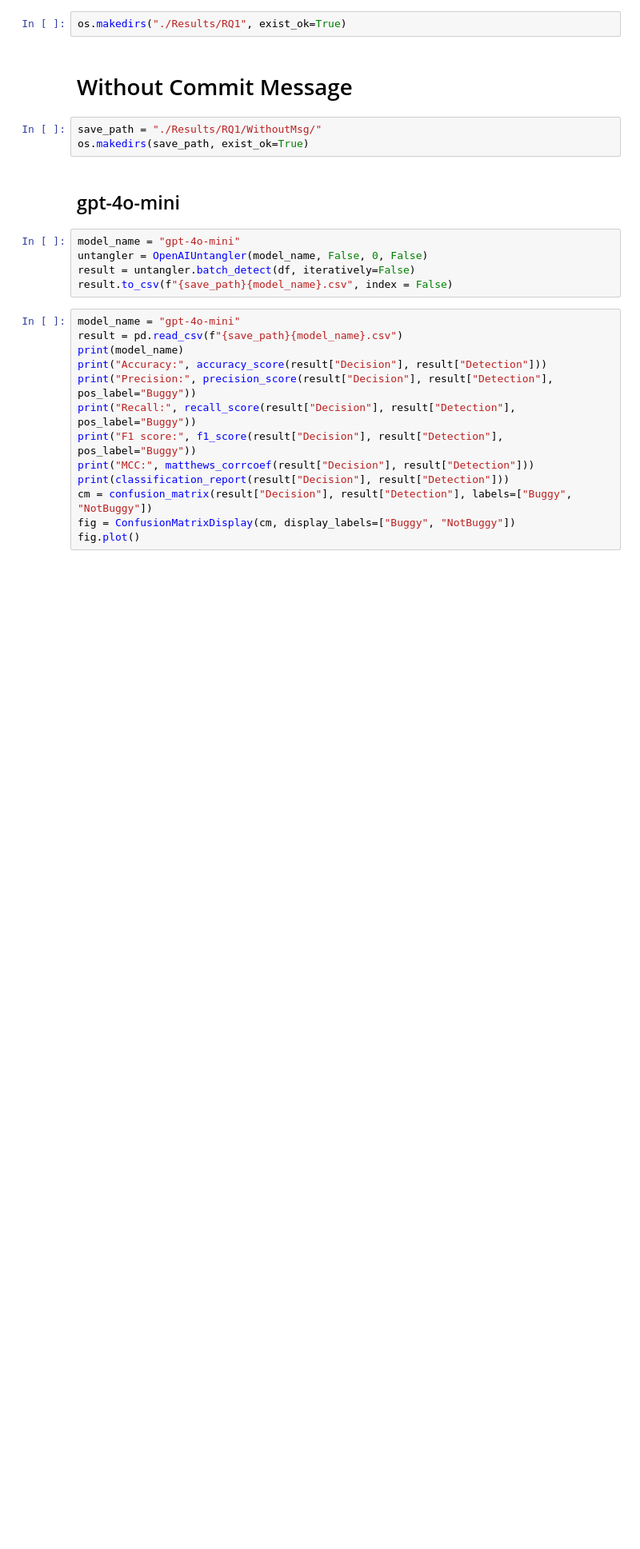
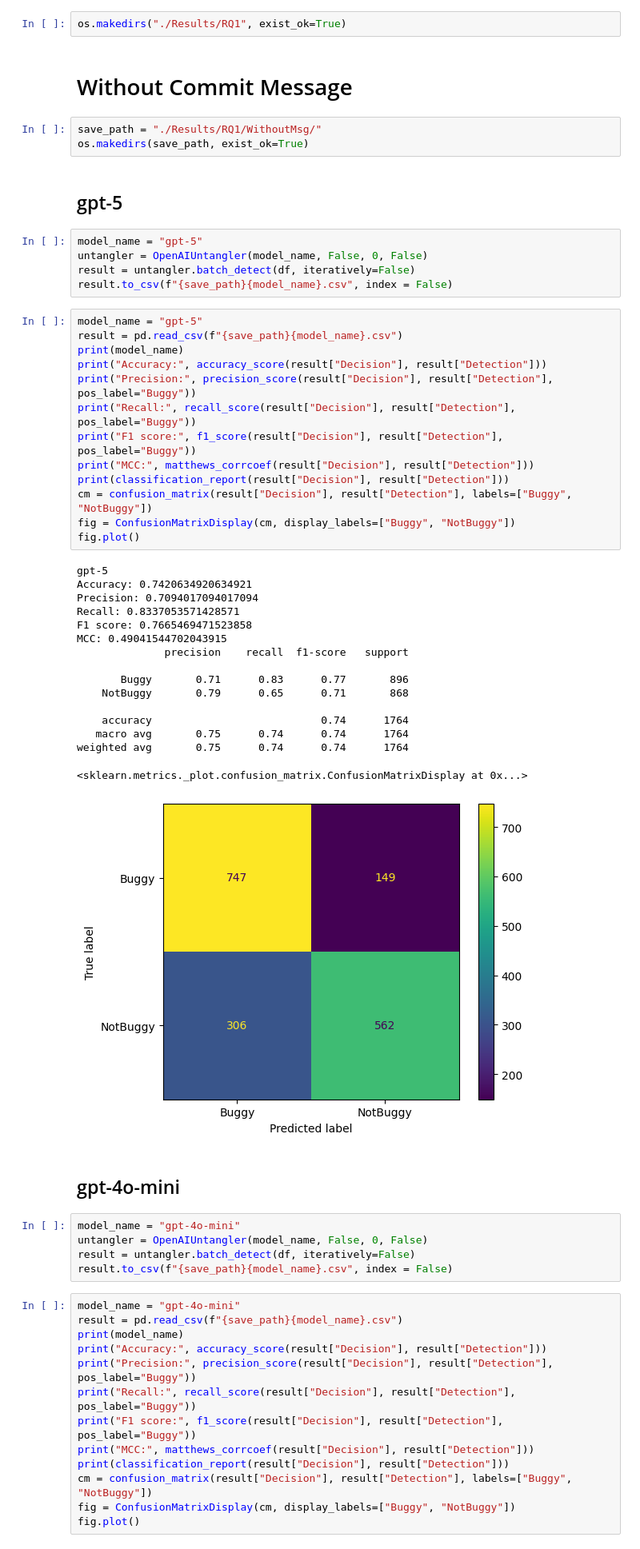
Before and after one commit to SQMLab/Tangled, a Jupyter notebook: RQ1.ipynb, the cells around one changed output. Shown at 80% size. Cells and saved outputs as stored; diff of their text form; blank space fills up the shorter version.

```diff
--- a/RQ1.ipynb
+++ b/RQ1.ipynb
@@ -21,6 +24,43 @@ os.makedirs("./Results/RQ1", exist_ok=True)
 # %%
 save_path = "./Results/RQ1/WithoutMsg/"
 os.makedirs(save_path, exist_ok=True)
+# %% [markdown]
+## gpt-5
+# %%
+model_name = "gpt-5"
+untangler = OpenAIUntangler(model_name, False, 0, False)
+result = untangler.batch_detect(df, iteratively=False)
+result.to_csv(f"{save_path}{model_name}.csv", index = False)
+# %%
+model_name = "gpt-5"
+result = pd.read_csv(f"{save_path}{model_name}.csv")
+print(model_name)
+print("Accuracy:", accuracy_score(result["Decision"], result["Detection"]))
+print("Precision:", precision_score(result["Decision"], result["Detection"], pos_label="Buggy"))
+print("Recall:", recall_score(result["Decision"], result["Detection"], pos_label="Buggy"))
+print("F1 score:", f1_score(result["Decision"], result["Detection"], pos_label="Buggy"))
+print("MCC:", matthews_corrcoef(result["Decision"], result["Detection"]))
+print(classification_report(result["Decision"], result["Detection"]))
+cm = confusion_matrix(result["Decision"], result["Detection"], labels=["Buggy", "NotBuggy"])
+fig = ConfusionMatrixDisplay(cm, display_labels=["Buggy", "NotBuggy"])
+fig.plot()
+# %% [output]
+gpt-5
+Accuracy: 0.7420634920634921
+Precision: 0.7094017094017094
+Recall: 0.8337053571428571
+F1 score: 0.7665469471523858
+MCC: 0.49041544702043915
+              precision    recall  f1-score   support
+
+       Buggy       0.71      0.83      0.77       896
+    NotBuggy       0.79      0.65      0.71       868
+
+    accuracy                           0.74      1764
+   macro avg       0.75      0.74      0.74      1764
+weighted avg       0.75      0.74      0.74      1764
+<sklearn.metrics._plot.confusion_matrix.ConfusionMatrixDisplay at 0x...>
+[figure, added]
 # %% [markdown]
 ## gpt-4o-mini
 # %%
```
Also changed, not shown: parts of 1 cell of this notebook, 1 other file.
